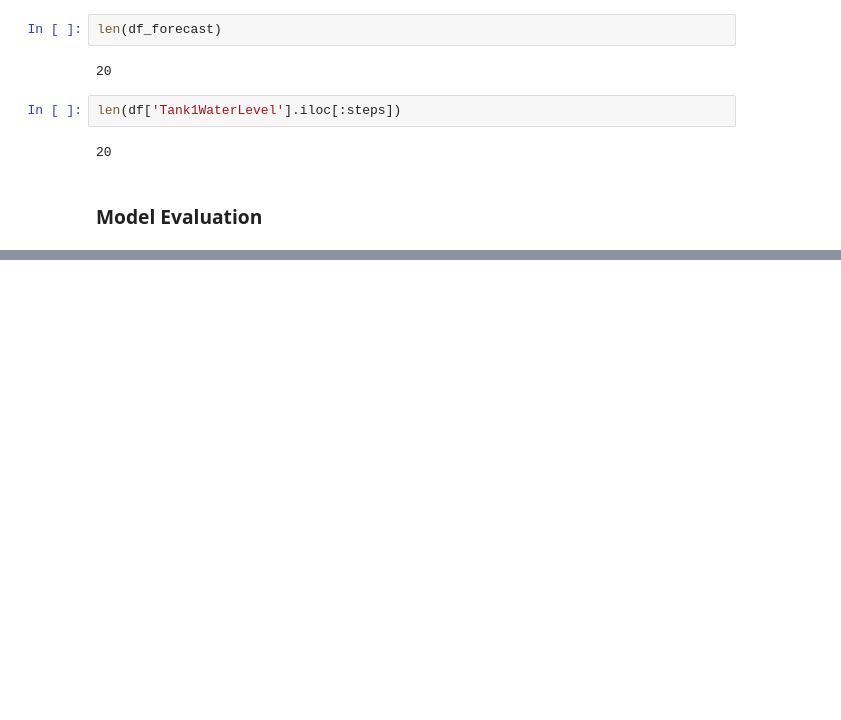
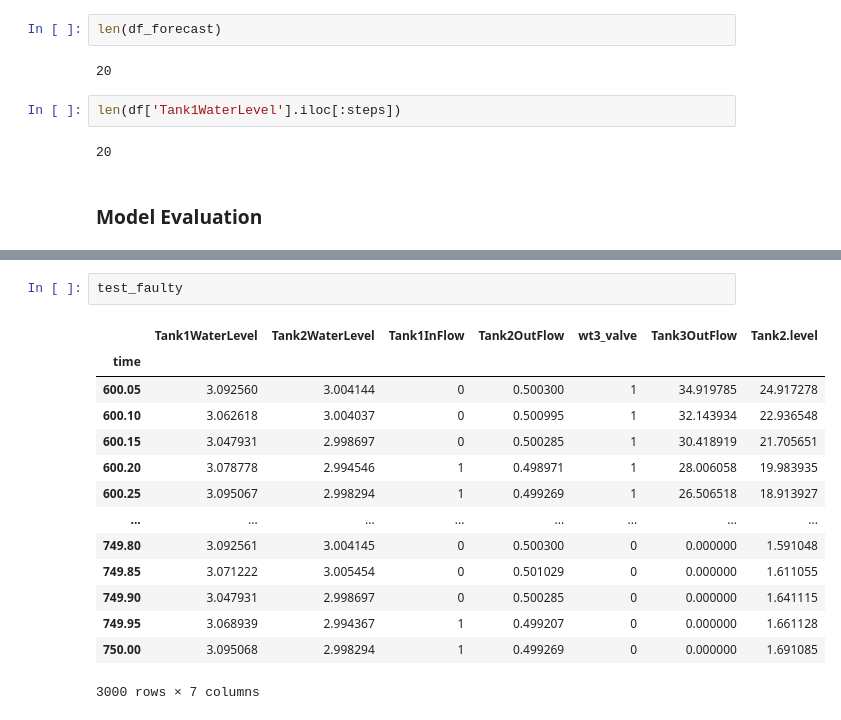
Before and after one commit to hayatu4islam/myRepo, a Jupyter notebook: Learning_Codes/VAR Model for Water Tank.ipynb, the cells around one changed output, grey strips where cells are left out. Drawn from its saved outputs; the diff is of its cells as text; blank space fills up the shorter version.

```diff
--- a/Learning_Codes/VAR Model for Water Tank.ipynb
+++ b/Learning_Codes/VAR Model for Water Tank.ipynb
@@ -411,0 +424,17 @@ faulty_data.index.freq = 'MS'
+# %%
+test_faulty
+# %% [output]
+|  | Tank1WaterLevel | Tank2WaterLevel | Tank1InFlow | Tank2OutFlow | wt3_valve | Tank3OutFlow | Tank2.level |
+| time |  |  |  |  |  |  |  |
+| 600.05 | 3.092560 | 3.004144 | 0 | 0.500300 | 1 | 34.919785 | 24.917278 |
+| 600.10 | 3.062618 | 3.004037 | 0 | 0.500995 | 1 | 32.143934 | 22.936548 |
+| 600.15 | 3.047931 | 2.998697 | 0 | 0.500285 | 1 | 30.418919 | 21.705651 |
+| 600.20 | 3.078778 | 2.994546 | 1 | 0.498971 | 1 | 28.006058 | 19.983935 |
+| 600.25 | 3.095067 | 2.998294 | 1 | 0.499269 | 1 | 26.506518 | 18.913927 |
+| ... | ... | ... | ... | ... | ... | ... | ... |
+| 749.80 | 3.092561 | 3.004145 | 0 | 0.500300 | 0 | 0.000000 | 1.591048 |
+| 749.85 | 3.071222 | 3.005454 | 0 | 0.501029 | 0 | 0.000000 | 1.611055 |
+| 749.90 | 3.047931 | 2.998697 | 0 | 0.500285 | 0 | 0.000000 | 1.641115 |
+| 749.95 | 3.068939 | 2.994367 | 1 | 0.499207 | 0 | 0.000000 | 1.661128 |
+| 750.00 | 3.095068 | 2.998294 | 1 | 0.499269 | 0 | 0.000000 | 1.691085 |
+3000 rows × 7 columns
```
Also changed, not shown: parts of 18 cells of this notebook.
